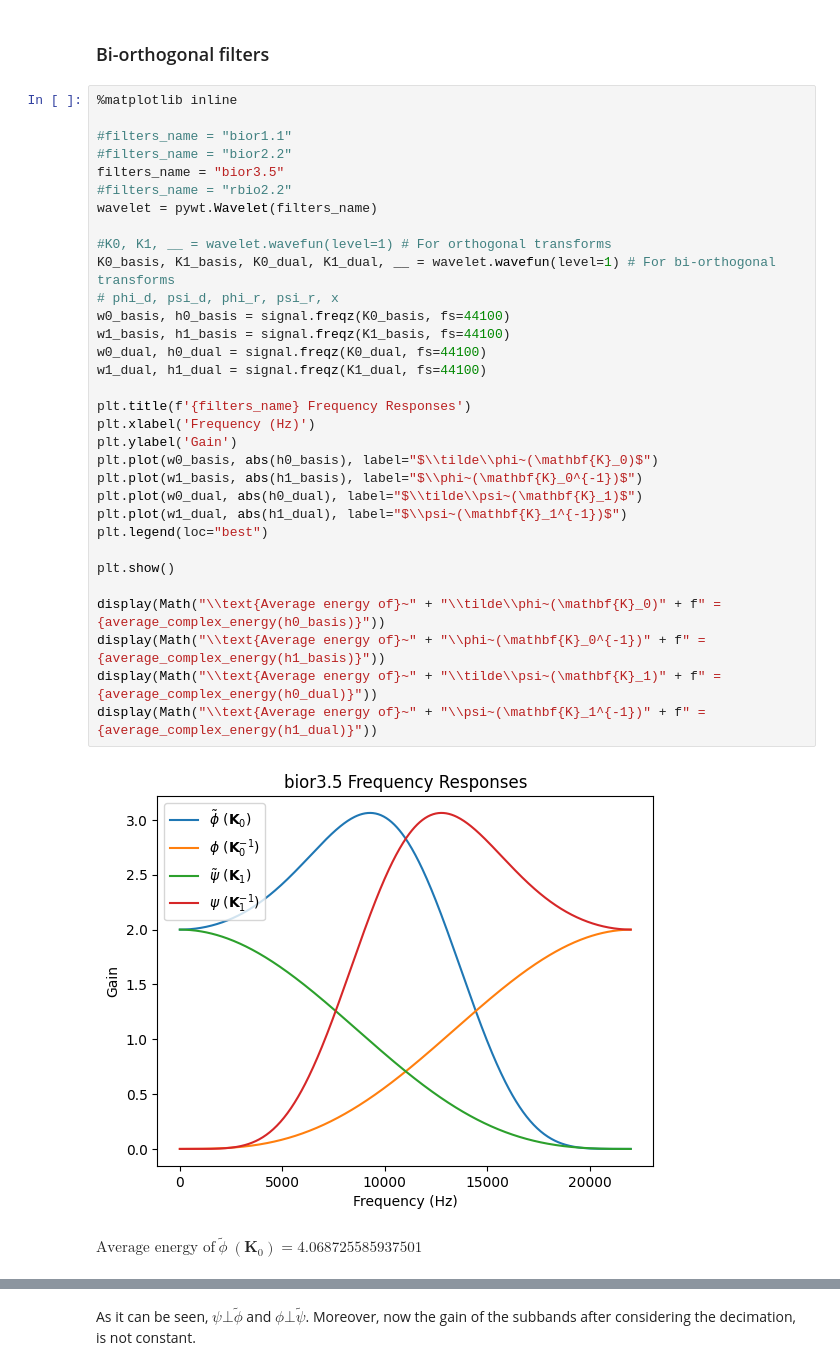
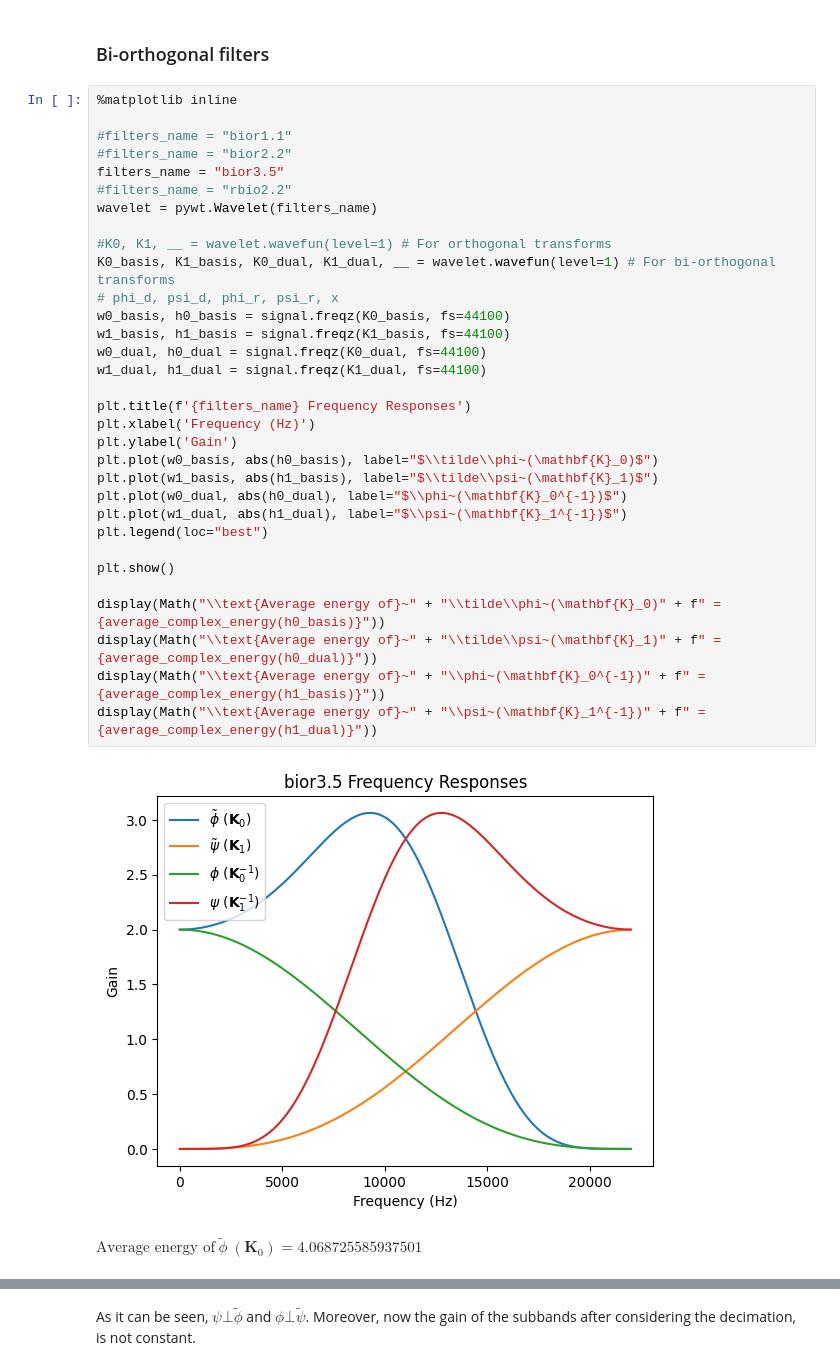
Before and after one commit to Tecnologias-multimedia/Tecnologias-multimedia.github.io, a Jupyter notebook: study_guide/transform_coding/DWT_RD.ipynb, the cells around one changed output, grey strips where cells are left out. Drawn from its saved outputs; the diff is of its cells as text.

```diff
--- a/study_guide/transform_coding/DWT_RD.ipynb
+++ b/study_guide/transform_coding/DWT_RD.ipynb
@@ -191,35 +198,35 @@ As it can be seen, the gain is ~1 for both filters (for both, the analysis and t
 # %%
 %matplotlib inline
 
 #filters_name = "bior1.1"
 #filters_name = "bior2.2"
 filters_name = "bior3.5"
 #filters_name = "rbio2.2"
 wavelet = pywt.Wavelet(filters_name)
 
 #K0, K1, __ = wavelet.wavefun(level=1) # For orthogonal transforms
 K0_basis, K1_basis, K0_dual, K1_dual, __ = wavelet.wavefun(level=1) # For bi-orthogonal transforms
 # phi_d, psi_d, phi_r, psi_r, x
 w0_basis, h0_basis = signal.freqz(K0_basis, fs=44100)
 w1_basis, h1_basis = signal.freqz(K1_basis, fs=44100)
 w0_dual, h0_dual = signal.freqz(K0_dual, fs=44100)
 w1_dual, h1_dual = signal.freqz(K1_dual, fs=44100)
 
 plt.title(f'{filters_name} Frequency Responses')
 plt.xlabel('Frequency (Hz)')
 plt.ylabel('Gain')
 plt.plot(w0_basis, abs(h0_basis), label="$\\tilde\\phi~(\mathbf{K}_0)$")
-plt.plot(w1_basis, abs(h1_basis), label="$\\phi~(\mathbf{K}_0^{-1})$")
-plt.plot(w0_dual, abs(h0_dual), label="$\\tilde\\psi~(\mathbf{K}_1)$")
+plt.plot(w1_basis, abs(h1_basis), label="$\\tilde\\psi~(\mathbf{K}_1)$")
+plt.plot(w0_dual, abs(h0_dual), label="$\\phi~(\mathbf{K}_0^{-1})$")
 plt.plot(w1_dual, abs(h1_dual), label="$\\psi~(\mathbf{K}_1^{-1})$")
 plt.legend(loc="best")
 
 plt.show()
 
 display(Math("\\text{Average energy of}~" + "\\tilde\\phi~(\mathbf{K}_0)" + f" = {average_complex_energy(h0_basis)}"))
+display(Math("\\text{Average energy of}~" + "\\tilde\\psi~(\mathbf{K}_1)" + f" = {average_complex_energy(h0_dual)}"))
 display(Math("\\text{Average energy of}~" + "\\phi~(\mathbf{K}_0^{-1})" + f" = {average_complex_energy(h1_basis)}"))
-display(Math("\\text{Average energy of}~" + "\\tilde\\psi~(\mathbf{K}_1)" + f" = {average_complex_energy(h0_dual)}"))
 display(Math("\\text{Average energy of}~" + "\\psi~(\mathbf{K}_1^{-1})" + f" = {average_complex_energy(h1_dual)}"))
 # %% [output]
-[figure, old version]
+[figure, new version]
 $\displaystyle \text{Average energy of}~\tilde\phi~(\mathbf{K}_0) = 4.068725585937501$
```
Also changed, not shown: parts of 14 cells of this notebook, 2 other files.
